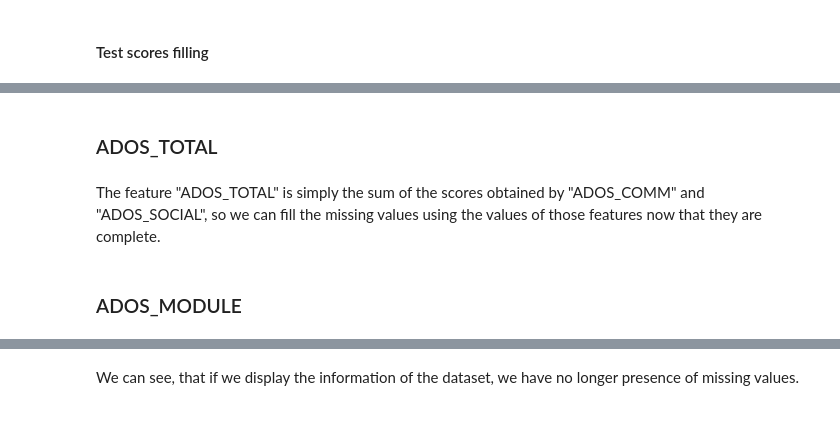
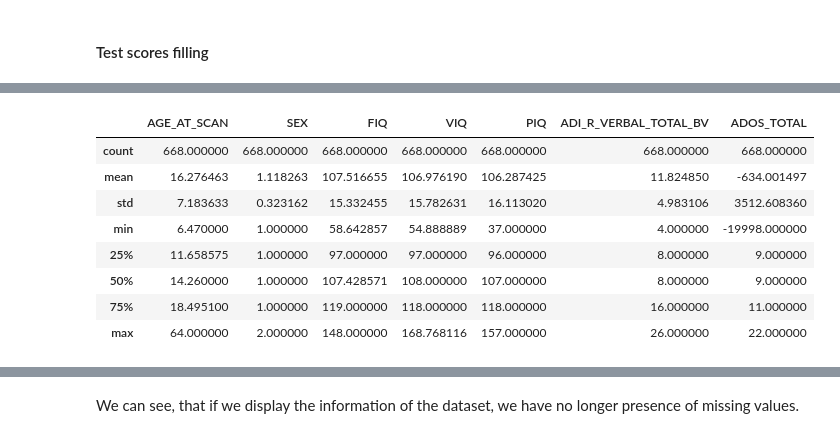
Before and after one commit to AuraNatale/AutismDataMining, a Jupyter notebook: Source Code/data_exploration short.ipynb, the cells around one changed output, grey strips where cells are left out. Cells and saved outputs as stored; diff of their text form; code cells hidden in the pictures.

```diff
--- a/Source Code/data_exploration short.ipynb
+++ b/Source Code/data_exploration short.ipynb
@@ -791,3 +768,9 @@ ASD_phenotypic_filtered.describe()
+# %%
+for i in ASD_phenotypic["ADOS_TOTAL"].index:
+    ados_comm = ASD_phenotypic_original["ADOS_COMM"][i]
+    ados_social = ASD_phenotypic_original["ADOS_SOCIAL"][i]
+    if not pd.isna(ados_comm) and not pd.isna(ados_social):
+        ASD_phenotypic.loc[i, "ADOS_TOTAL"] = ados_comm + ados_social
 # %% [markdown]
 #### Test scores filling
 # %% [markdown]
@@ -835,6 +814,12 @@ for feature_name in test_score_fatures:
 # %%
-ASD_phenotypic_filtered.describe()
+ASD_phenotypic.describe()
+# %% [output]
+|  | AGE_AT_SCAN | SEX | FIQ | VIQ | PIQ | ADI_R_VERBAL_TOTAL_BV | ADOS_TOTAL |
+| count | 668.000000 | 668.000000 | 668.000000 | 668.000000 | 668.000000 | 668.000000 | 668.000000 |
+| mean | 16.276463 | 1.118263 | 107.516655 | 106.976190 | 106.287425 | 11.824850 | -634.001497 |
+| std | 7.183633 | 0.323162 | 15.332455 | 15.782631 | 16.113020 | 4.983106 | 3512.608360 |
+| min | 6.470000 | 1.000000 | 58.642857 | 54.888889 | 37.000000 | 4.000000 | -19998.000000 |
+| 25% | 11.658575 | 1.000000 | 97.000000 | 97.000000 | 96.000000 | 8.000000 | 9.000000 |
+| 50% | 14.260000 | 1.000000 | 107.428571 | 108.000000 | 107.000000 | 8.000000 | 9.000000 |
+| 75% | 18.495100 | 1.000000 | 119.000000 | 118.000000 | 118.000000 | 16.000000 | 11.000000 |
+| max | 64.000000 | 2.000000 | 148.000000 | 168.768116 | 157.000000 | 26.000000 | 22.000000 |
-# %% [markdown]
-### ADOS_TOTAL
-# %% [markdown]
-The feature "ADOS_TOTAL" is simply the sum of the scores obtained by "ADOS_COMM" and "ADOS_SOCIAL", so we can fill the missing values using the values of those features now that they are complete.
@@ -850,2 +825,0 @@ ASD_phenotypic_filtered.loc[:, "ADOS_TOTAL"] = ADOS_total
-# %% [markdown]
-### ADOS_MODULE
```
Also changed, not shown: parts of 34 cells of this notebook, 4 other files.
